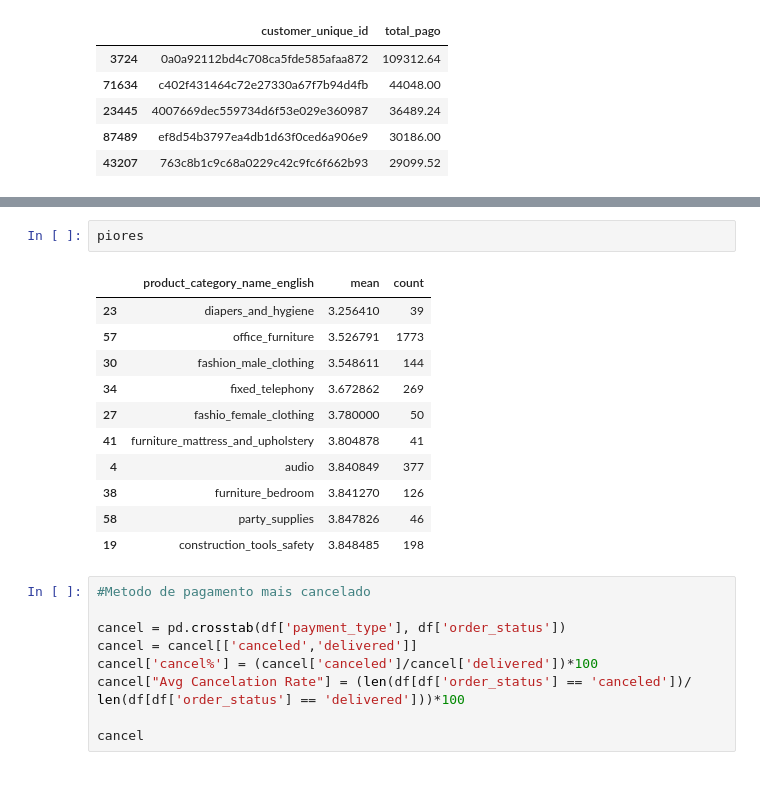
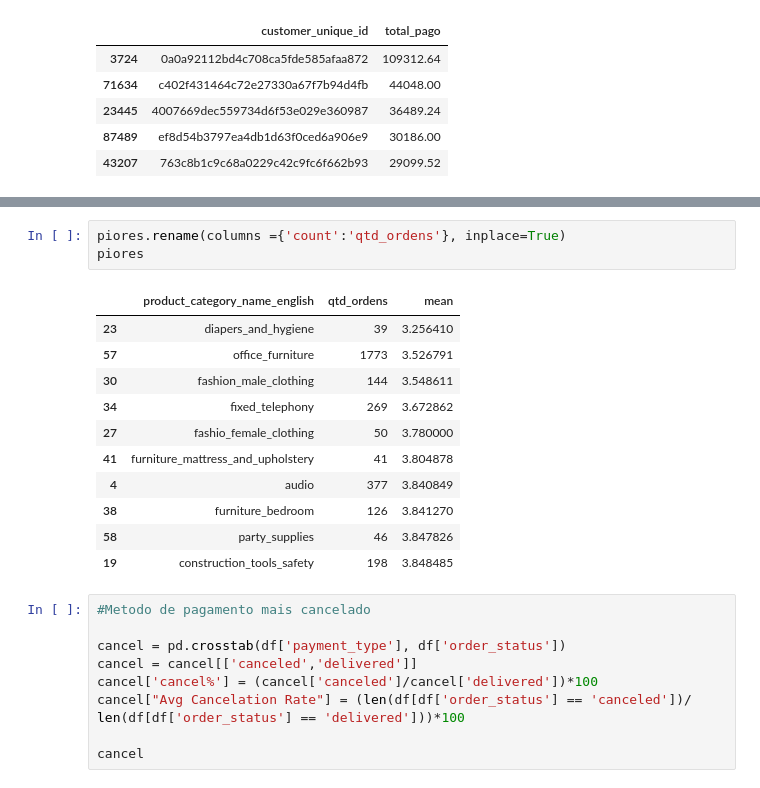
Before and after one commit to gabrielreversi/DS-Projects, a Jupyter notebook: RFM Analysis - KMeans.ipynb, the cells around one changed output, grey strips where cells are left out. Drawn from its saved outputs; the diff is of its cells as text.

```diff
--- a/RFM Analysis - KMeans.ipynb
+++ b/RFM Analysis - KMeans.ipynb
@@ -214,17 +215,18 @@ melhores
-# %%
-piores
-# %% [output]
-|  | product_category_name_english | mean | count |
-| 23 | diapers_and_hygiene | 3.256410 | 39 |
-| 57 | office_furniture | 3.526791 | 1773 |
-| 30 | fashion_male_clothing | 3.548611 | 144 |
-| 34 | fixed_telephony | 3.672862 | 269 |
-| 27 | fashio_female_clothing | 3.780000 | 50 |
-| 41 | furniture_mattress_and_upholstery | 3.804878 | 41 |
-| 4 | audio | 3.840849 | 377 |
-| 38 | furniture_bedroom | 3.841270 | 126 |
-| 58 | party_supplies | 3.847826 | 46 |
-| 19 | construction_tools_safety | 3.848485 | 198 |
+# %%
+piores.rename(columns ={'count':'qtd_ordens'}, inplace=True)
+piores
+# %% [output]
+|  | product_category_name_english | qtd_ordens | mean |
+| 23 | diapers_and_hygiene | 39 | 3.256410 |
+| 57 | office_furniture | 1773 | 3.526791 |
+| 30 | fashion_male_clothing | 144 | 3.548611 |
+| 34 | fixed_telephony | 269 | 3.672862 |
+| 27 | fashio_female_clothing | 50 | 3.780000 |
+| 41 | furniture_mattress_and_upholstery | 41 | 3.804878 |
+| 4 | audio | 377 | 3.840849 |
+| 38 | furniture_bedroom | 126 | 3.841270 |
+| 58 | party_supplies | 46 | 3.847826 |
+| 19 | construction_tools_safety | 198 | 3.848485 |
 # %%
 #Metodo de pagamento mais cancelado
 
```
Also changed, not shown: parts of 6 cells of this notebook.
